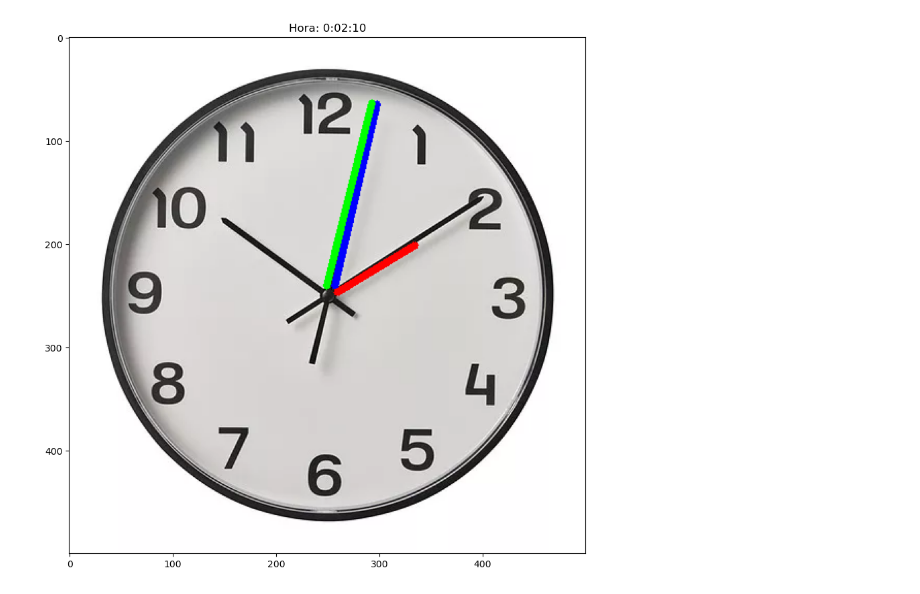
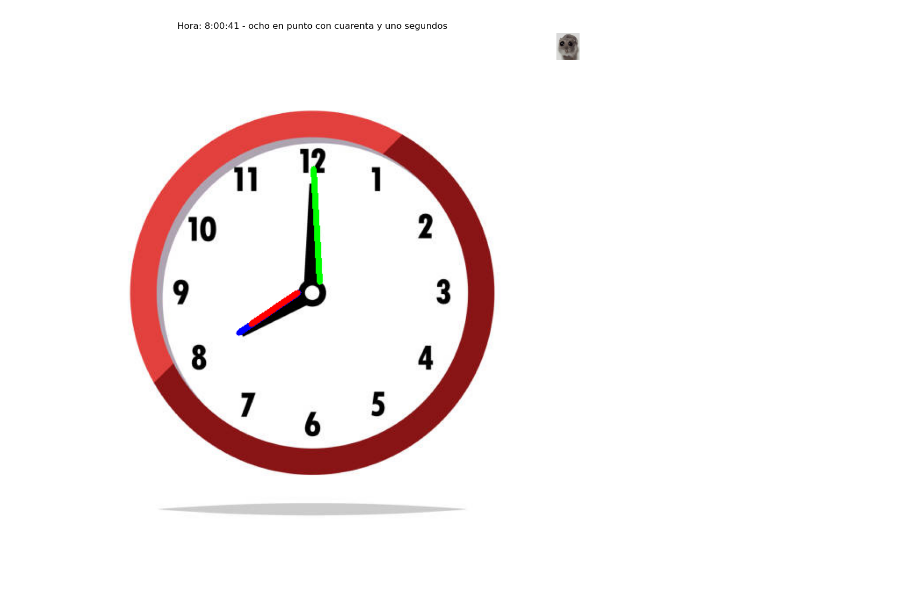
Before and after one commit to sanchezdev-1906/procesamiento-digital-de-imagenes, a Jupyter notebook: 04-28-reloj/rel.ipynb, the cells around one changed output. Cells and saved outputs as stored; diff of their text form; code cells hidden in the pictures.

```diff
--- a/04-28-reloj/rel.ipynb
+++ b/04-28-reloj/rel.ipynb
@@ -70,7 +70,9 @@ import cv2
 import matplotlib.pyplot as plt
 
 
-imagen_bgr = cv2.imread('reloj-5.jpg')
+asd = cv2.cvtColor(cv2.imread("r.jpeg"),cv2.COLOR_BGR2RGB)
+
+imagen_bgr = cv2.imread('reloj-2.jpeg')
 imagen_rgb = cv2.cvtColor(imagen_bgr, cv2.COLOR_BGR2RGB)
 imagen_rgb = recortar(imagen_rgb)
 
@@ -108,37 +110,54 @@ if lineas is not None:
         longitud = np.hypot(x2 - x1, y2 - y1)
         distancia_centro = min(np.hypot(x1 - centro_x, y1 - centro_y),np.hypot(x2 - centro_x, y2 - centro_y))
         # LINEAS CENTRO
-        if distancia_centro < 50 and 40 < longitud < 300:
+        if distancia_centro < 100 and 50 < longitud < 300:
             angulo = calcular_angulo(x1, y1, x2, y2)
             manecillas.append({
                 'puntos': (x1, y1, x2, y2),
                 'longitud': longitud,
                 'angulo': angulo
             })
 if len(manecillas) >= 2:
     # CORTO LARGO
     manecillas.sort(key=lambda x: x['longitud'])
     horario = manecillas[-2]
     minutero = manecillas[-1]
     segundero = manecillas[0]
 
     hora = int((horario['angulo'] / 30) % 12)
     minutos = int((minutero['angulo'] / 6) % 60)
     segundos = int((segundero['angulo'] / 6) % 60)
     fraccion_hora = (horario['angulo'] / 30) % 12
 
     if abs(fraccion_hora - hora) > 0.5:
         hora = (hora + 1) % 12
 
     imagen_resultado = imagen_rgb.copy()
    # cv2.circle(imagen_resultado, (centro_x, centro_y), 5, (0, 0, 255), -1)
     cv2.line(imagen_resultado,(horario['puntos'][0], horario['puntos'][1]),(horario['puntos'][2], horario['puntos'][3]), (0, 0, 255), 5)  # horario azul
     cv2.line(imagen_resultado,(minutero['puntos'][0], minutero['puntos'][1]),(minutero['puntos'][2], minutero['puntos'][3]),(0, 255, 0), 5)  # minutero verde
     cv2.line(imagen_resultado,(segundero['puntos'][0], segundero['puntos'][1]),(segundero['puntos'][2], segundero['puntos'][3]),(255, 0, 0), 5)  # segundero rojo
 
-    plt.figure(figsize=(10, 10))
-    plt.imshow(imagen_resultado)
-    plt.title(f'Hora: {hora}:{minutos:02d}:{segundos:02d}')
+    fig = plt.figure(figsize=(10, 10))
+    ax_main = fig.add_axes([0, 0, 1, 1])  # [x0, y0, ancho, alto]
+    ax_main.imshow(imagen_resultado)
+    ax_main.set_title(f'Hora: {hora}:{minutos:02d}:{segundos:02d} - {ObtenerLiteral(hora)} {"en punto" if minutos == 0 else "y " + ObtenerLiteral(minutos) + " minutos" } con {ObtenerLiteral(segundos)} segundos')
+    ax_main.axis('off')
+
+    recuadro_ancho = 0.05
+    recuadro_alto = 0.05
+    recuadro_x = 1.0 - recuadro_ancho
+    recuadro_y = 1.0 - recuadro_alto
+
+    ax_inset = fig.add_axes([recuadro_x, recuadro_y, recuadro_ancho, recuadro_alto])
+    ax_inset.imshow(asd)
+    ax_inset.axis('off')  # Quitar ejes del recuadro
+
     plt.show()
+
+    # plt.figure(figsize=(10, 10))
+    # plt.imshow(imagen_resultado)
+    # plt.title(f'Hora: {hora}:{minutos:02d}:{segundos:02d}')
+    # plt.show()
 # %% [output]
-[figure, old version]
+[figure, new version]
```
Also changed, not shown: 3 other files.
